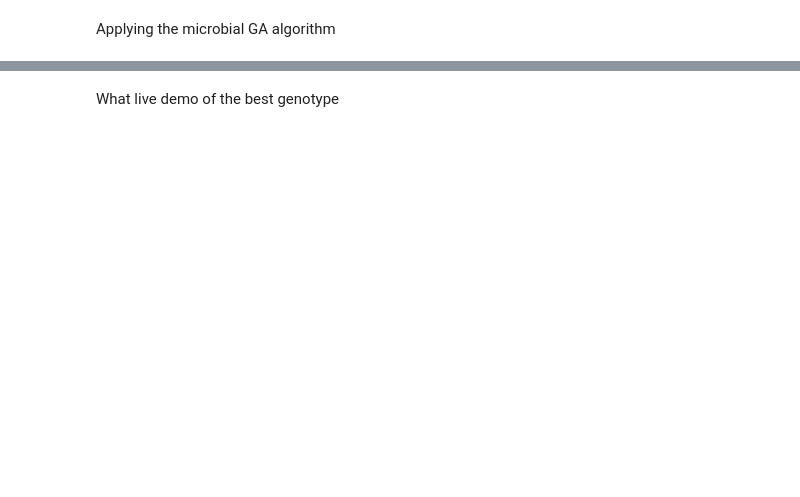
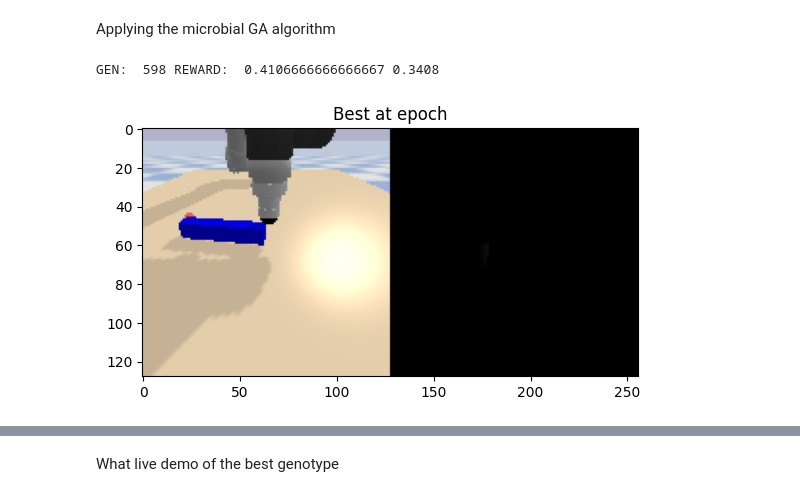
Before and after one commit to shepai/Chaos-Robotics, a Jupyter notebook: Bio-inspired sensors/Sim/gym_test.ipynb, the cells around one changed output, grey strips where cells are left out. Saved outputs shown, nothing was run; the diff lists cells and outputs as text; code cells hidden in the pictures; blank space fills up the shorter version.

```diff
--- a/Bio-inspired sensors/Sim/gym_test.ipynb
+++ b/Bio-inspired sensors/Sim/gym_test.ipynb
@@ -437 +548,11 @@ def run_microbial(sensor,population,generations): #microbial algorithm trial
+# %%
+#pop=gen_population(pop_size=30)
+#record_trial(sensor,pop[0],5)
+
+GENERATIONS=1000
+pop=gen_population(pop_size=50)
+f,r,ind=microbial_elite(sensor,pop,GENERATIONS)
+# %% [output]
+GEN:  598 REWARD:  0.4106666666666667 0.3408
+[figure, added]
 # %%
```
Also changed, not shown: parts of 8 cells of this notebook.
